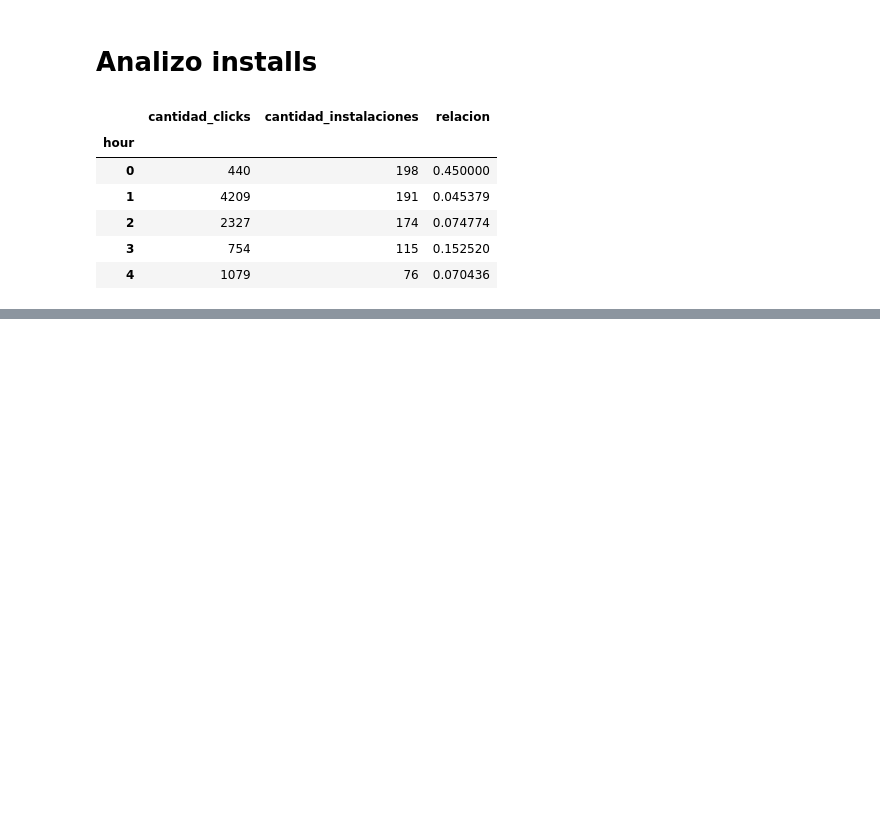
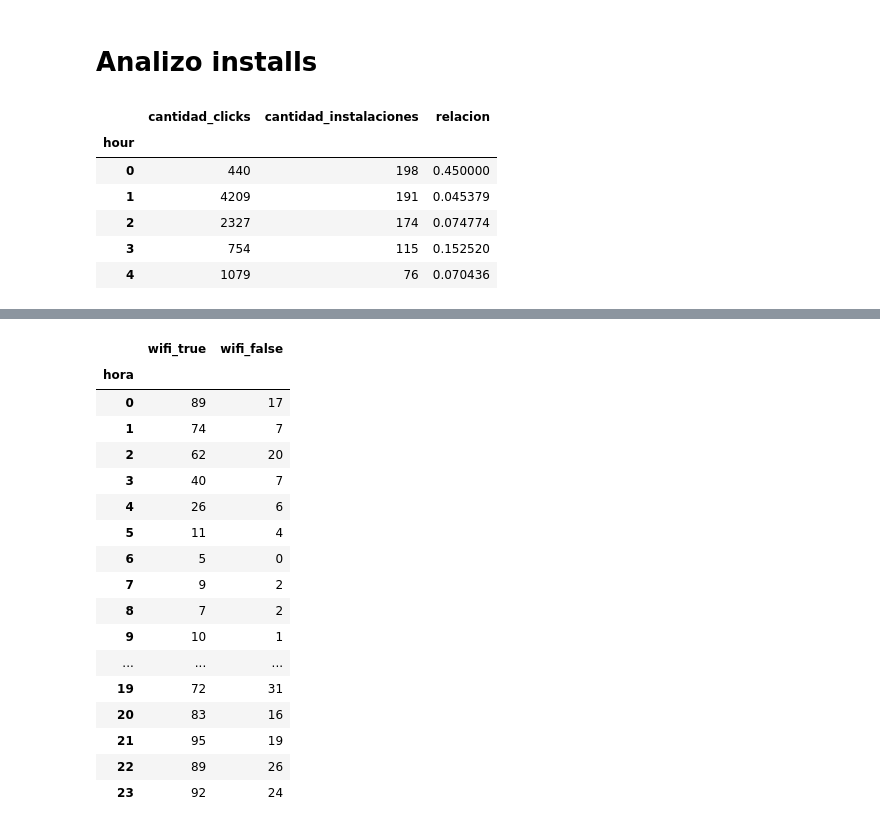
Before and after one commit to AlejandroKler/Datanesa, a Jupyter notebook: analisis_clicks_installs_nico.ipynb, the cells around one changed output, grey strips where cells are left out. Saved outputs shown, nothing was run; the diff lists cells and outputs as text; code cells hidden in the pictures; blank space fills up the shorter version.

```diff
--- a/analisis_clicks_installs_nico.ipynb
+++ b/analisis_clicks_installs_nico.ipynb
@@ -223 +279,22 @@ relacion_clicks_installs = pd.DataFrame(group_clicks["relacion"])
+# %%
+wifi_plot
+# %% [output]
+|  | wifi_true | wifi_false |
+| hora |  |  |
+| 0 | 89 | 17 |
+| 1 | 74 | 7 |
+| 2 | 62 | 20 |
+| 3 | 40 | 7 |
+| 4 | 26 | 6 |
+| 5 | 11 | 4 |
+| 6 | 5 | 0 |
+| 7 | 9 | 2 |
+| 8 | 7 | 2 |
+| 9 | 10 | 1 |
+| ... | ... | ... |
+| 19 | 72 | 31 |
+| 20 | 83 | 16 |
+| 21 | 95 | 19 |
+| 22 | 89 | 26 |
+| 23 | 92 | 24 |
 # %%
```
Also changed, not shown: parts of 22 cells of this notebook, 14 other files.
